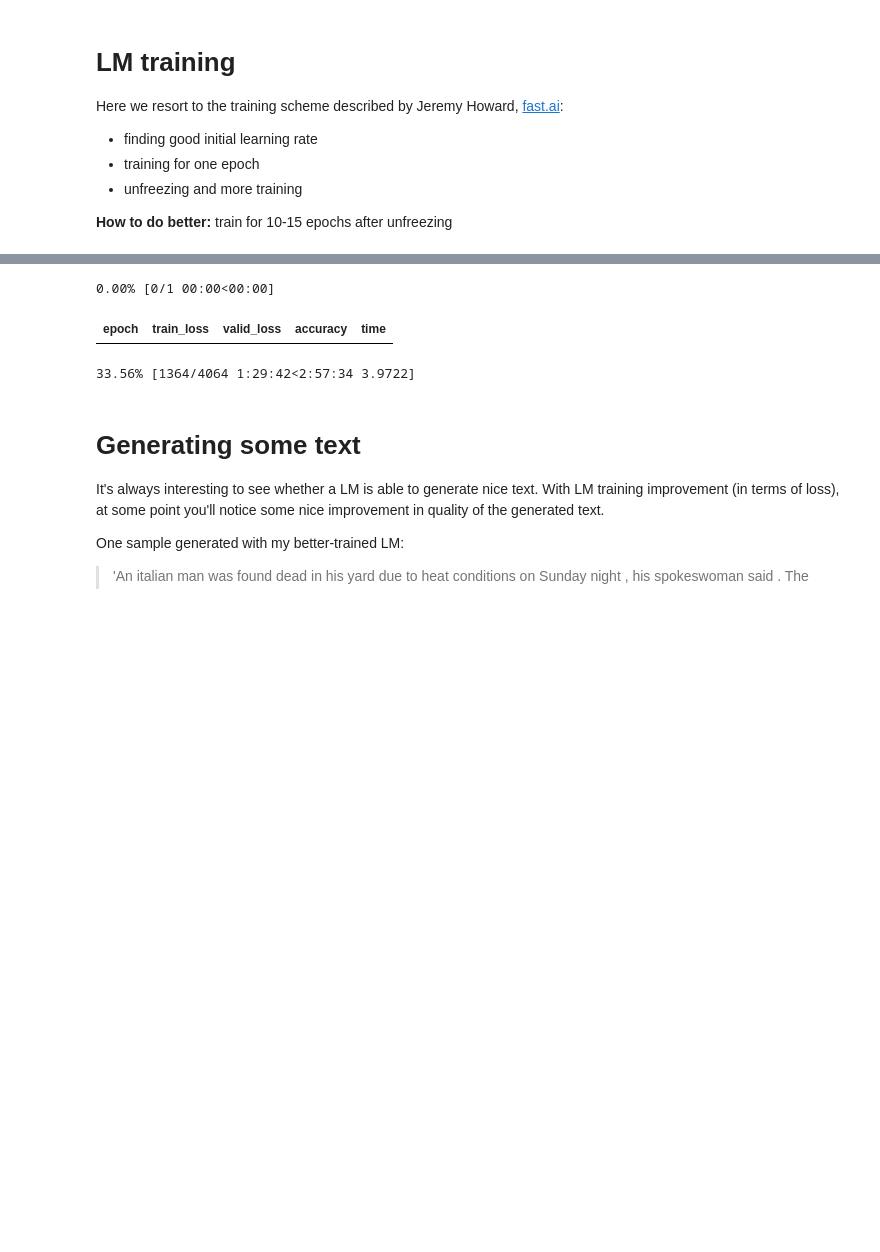
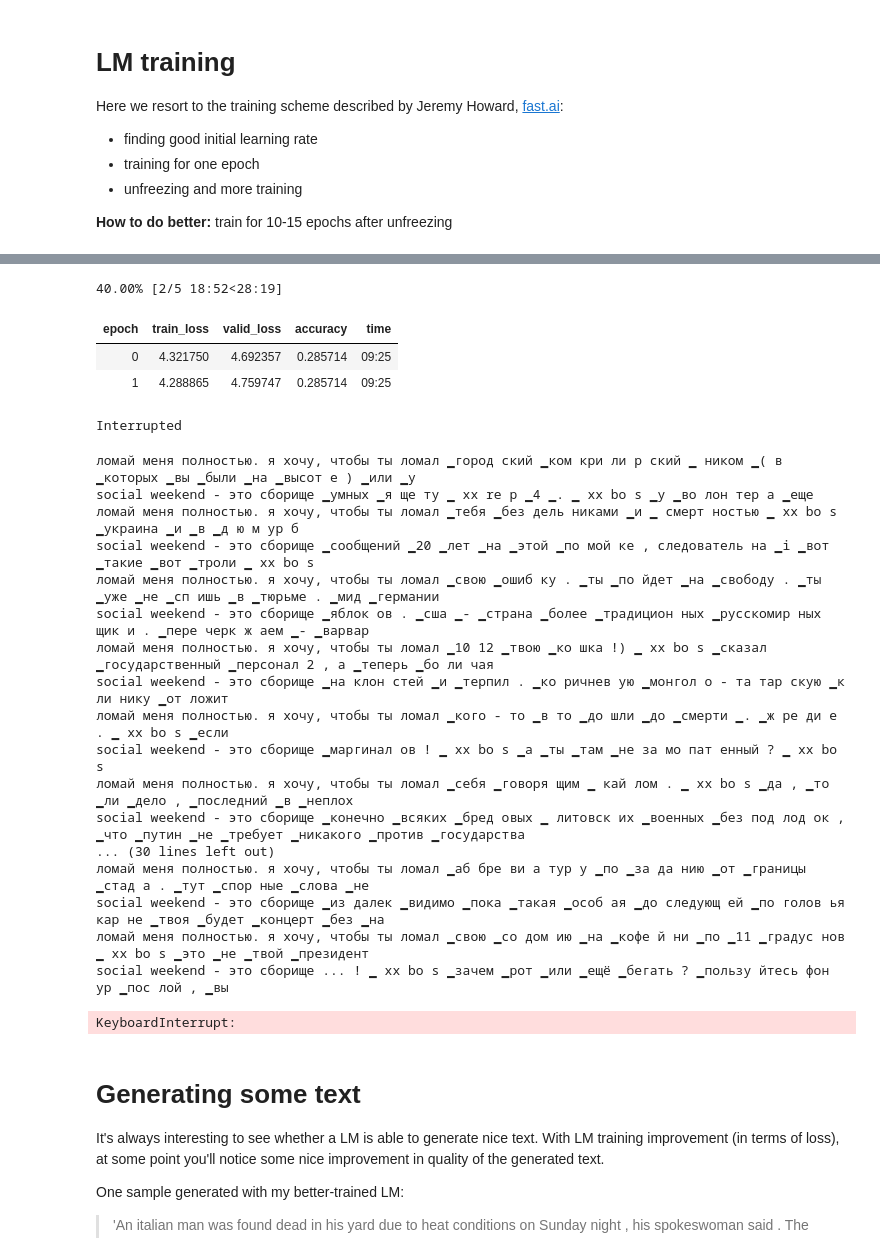
Before and after one commit to belya/mfti-kaggle, a Jupyter notebook: ulmfit_gpu/nvidia-anaconda-docker/notebooks/ulmfit-starter.ipynb, the cells around one changed output, grey strips where cells are left out. Cells and saved outputs as stored; diff of their text form; code cells hidden in the pictures; blank space fills up the shorter version.

```diff
--- a/ulmfit_gpu/nvidia-anaconda-docker/notebooks/ulmfit-starter.ipynb
+++ b/ulmfit_gpu/nvidia-anaconda-docker/notebooks/ulmfit-starter.ipynb
@@ -72,3 +171,9 @@ best_lm_lr
+# %%
+sample_callback = LMSampleCallback(learn)
+# %%
+stop_after_n_batches = StopAfterNBatches(learn)
+# %%
+best_lm_lr = 6e-3
 # %%
-learn.fit_one_cycle(1, best_lm_lr)
+learn.fit_one_cycle(5, best_lm_lr, callbacks=[monitor_callback, stop_after_n_batches, sample_callback])
 # %% [output]
@@ -80,5 +190,5 @@ learn.save_encoder('clickbait_news_enc_pretrained_unlabeled')
 # %%
 learn.unfreeze()
 # %%
-learn.fit_one_cycle(1, best_lm_lr)
+learn.fit_one_cycle(5, best_lm_lr, callbacks=[monitor_callback, stop_after_n_batches, sample_callback])
 # %% [output]
@@ -85,3 +197,23 @@ learn.fit_one_cycle(1, best_lm_lr)
-0.00% [0/1 00:00<00:00]
+40.00% [2/5 18:52<28:19]
 | epoch | train_loss | valid_loss | accuracy | time |
+| 0 | 4.321750 | 4.692357 | 0.285714 | 09:25 |
+| 1 | 4.288865 | 4.759747 | 0.285714 | 09:25 |
-33.56% [1364/4064 1:29:42<2:57:34 3.9722]
+Interrupted
+ломай меня полностью. я хочу, чтобы ты ломал ▁город ский ▁ком кри ли р ский ▁ ником ▁( в ▁которых ▁вы ▁были ▁на ▁высот е ) ▁или ▁у
+social weekend - это сборище ▁умных ▁я ще ту ▁ xx re p ▁4 ▁. ▁ xx bo s ▁у ▁во лон тер а ▁еще
+ломай меня полностью. я хочу, чтобы ты ломал ▁тебя ▁без дель никами ▁и ▁ смерт ностью ▁ xx bo s ▁украина ▁и ▁в ▁д ю м ур б
+social weekend - это сборище ▁сообщений ▁20 ▁лет ▁на ▁этой ▁по мой ке , следователь на ▁i ▁вот ▁такие ▁вот ▁троли ▁ xx bo s
+ломай меня полностью. я хочу, чтобы ты ломал ▁свою ▁ошиб ку . ▁ты ▁по йдет ▁на ▁свободу . ▁ты ▁уже ▁не ▁сп ишь ▁в ▁тюрьме . ▁мид ▁германии
+social weekend - это сборище ▁яблок ов . ▁сша ▁- ▁страна ▁более ▁традицион ных ▁русскомир ных щик и . ▁пере черк ж аем ▁- ▁варвар
+ломай меня полностью. я хочу, чтобы ты ломал ▁10 12 ▁твою ▁ко шка !) ▁ xx bo s ▁сказал ▁государственный ▁персонал 2 , а ▁теперь ▁бо ли чая
+social weekend - это сборище ▁на клон стей ▁и ▁терпил . ▁ко ричнев ую ▁монгол о - та тар скую ▁к ли нику ▁от ложит
+ломай меня полностью. я хочу, чтобы ты ломал ▁кого - то ▁в то ▁до шли ▁до ▁смерти ▁. ▁ж ре ди е . ▁ xx bo s ▁если
+social weekend - это сборище ▁маргинал ов ! ▁ xx bo s ▁а ▁ты ▁там ▁не за мо пат енный ? ▁ xx bo s
+ломай меня полностью. я хочу, чтобы ты ломал ▁себя ▁говоря щим ▁ кай лом . ▁ xx bo s ▁да , ▁то ▁ли ▁дело , ▁последний ▁в ▁неплох
+social weekend - это сборище ▁конечно ▁всяких ▁бред овых ▁ литовск их ▁военных ▁без под лод ок , ▁что ▁путин ▁не ▁требует ▁никакого ▁против ▁государства
+... (30 lines left out)
+ломай меня полностью. я хочу, чтобы ты ломал ▁аб бре ви а тур у ▁по ▁за да нию ▁от ▁границы ▁стад а . ▁тут ▁спор ные ▁слова ▁не
+social weekend - это сборище ▁из далек ▁видимо ▁пока ▁такая ▁особ ая ▁до следующ ей ▁по голов ья кар не ▁твоя ▁будет ▁концерт ▁без ▁на
+ломай меня полностью. я хочу, чтобы ты ломал ▁свою ▁со дом ию ▁на ▁кофе й ни ▁по ▁11 ▁градус нов ▁ xx bo s ▁это ▁не ▁твой ▁президент
+social weekend - это сборище ... ! ▁ xx bo s ▁зачем ▁рот ▁или ▁ещё ▁бегать ? ▁пользу йтесь фон ур ▁пос лой , ▁вы
+KeyboardInterrupt:
```
Also changed, not shown: parts of 89 cells of this notebook, 2 other files.
